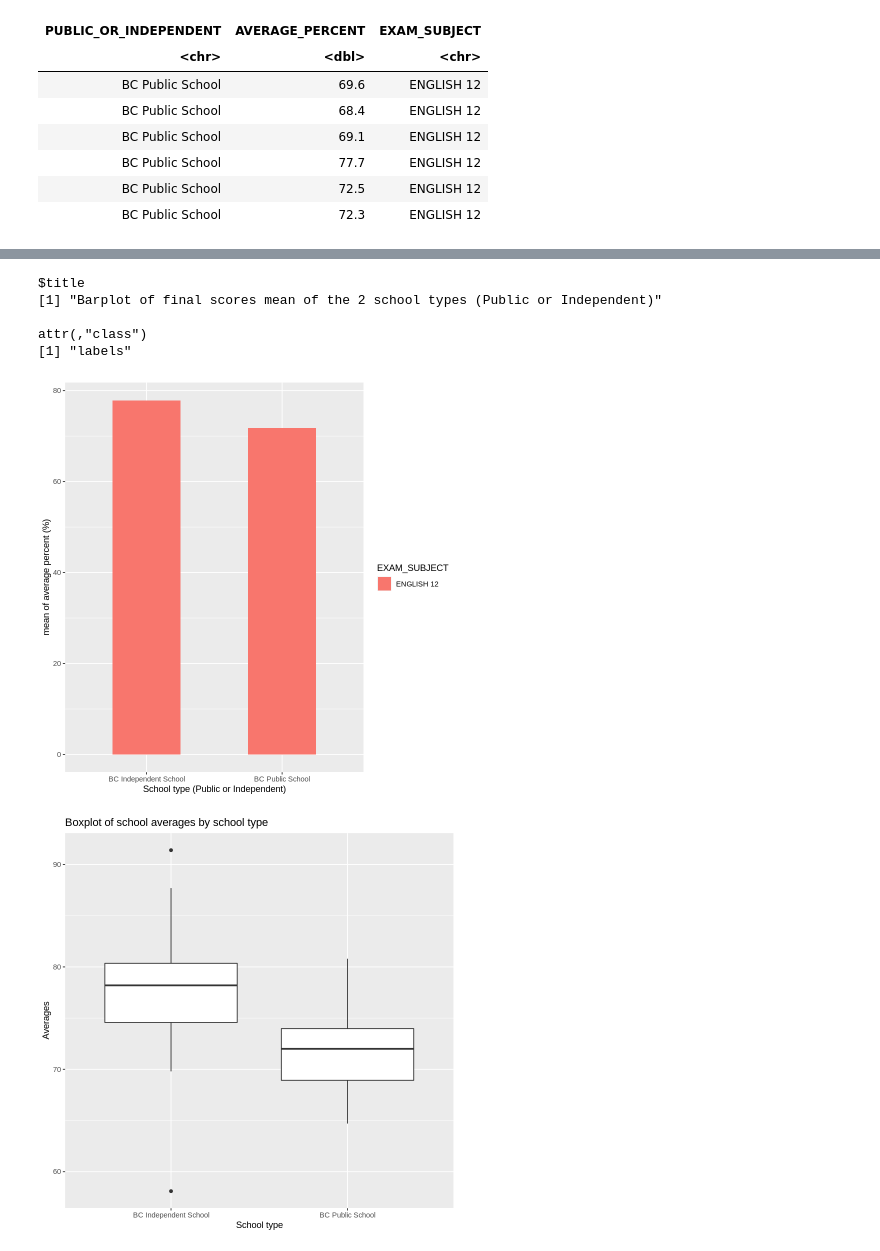
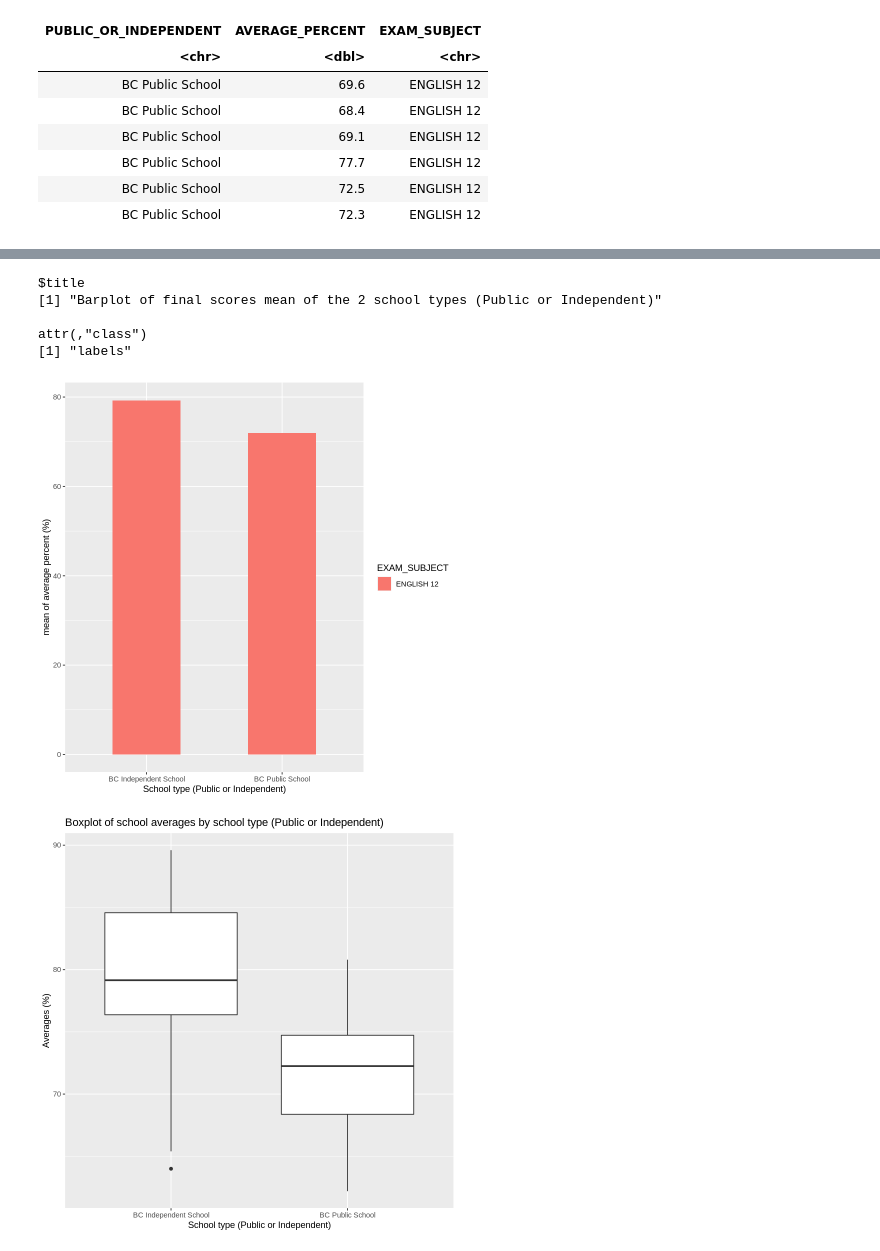
Before and after one commit to michelleykim/bc_exams_analysis, a Jupyter notebook: Test.ipynb, the cells around one changed output, grey strips where cells are left out. Cells and saved outputs as stored; diff of their text form; code cells hidden in the pictures.

Commit message:
changed sample size

```diff
--- a/Test.ipynb
+++ b/Test.ipynb
@@ -78,11 +78,11 @@ A tibble: 6 × 4
 set.seed(122)
 exam_school_type_sample_public <- exam_school_type %>%
         filter(PUBLIC_OR_INDEPENDENT == "BC Public School") %>%
-        rep_sample_n(size = 20)
+        rep_sample_n(size = 40)
 
 exam_school_type_sample_Independent <- exam_school_type %>%
         filter(PUBLIC_OR_INDEPENDENT == "BC Independent School") %>%
-        rep_sample_n(size = 20)
+        rep_sample_n(size = 40)
 
 exam_school_type_sample <- rbind(exam_school_type_sample_public, exam_school_type_sample_Independent) %>%
                         ungroup() %>%
@@ -137,15 +137,15 @@ $title
 
 attr(,"class")
 [1] "labels"
-[figure, old version]
+[figure, new version]
 # %%
 exam_boxplot <- exam_school_type_sample %>%
     ggplot() +
     geom_boxplot(aes(x = PUBLIC_OR_INDEPENDENT, y = AVERAGE_PERCENT)) +
-    ggtitle("Boxplot of school averages by school type") +
-    xlab("School type") +
-    ylab("Averages")
+    ggtitle("Boxplot of school averages by school type (Public or Independent)") +
+    xlab("School type (Public or Independent)") +
+    ylab("Averages (%)")
 
 exam_boxplot
 # %% [output]
-[figure, old version]
+[figure, new version]
```
Also changed, not shown: parts of 1 cell of this notebook.
